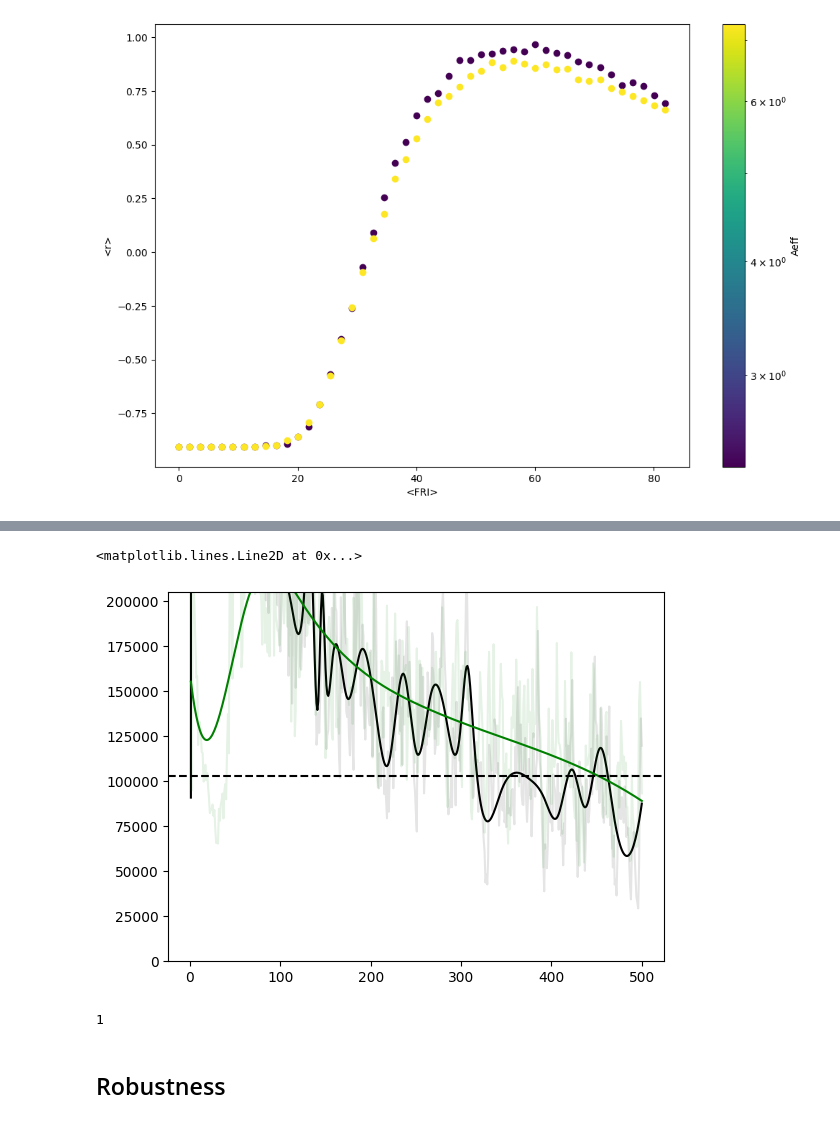
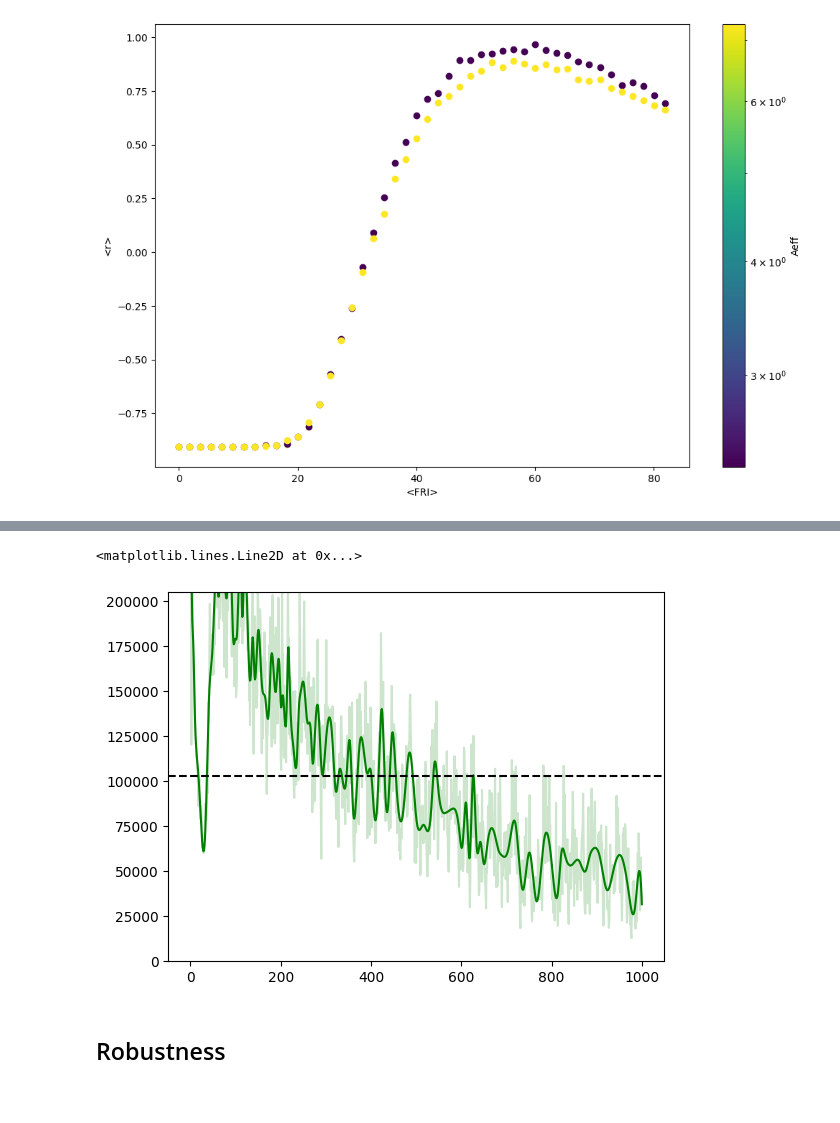
Before and after one commit to patricklawton/TecateCypress, a Jupyter notebook: sensitivity/viz.ipynb, the cells around one changed output, grey strips where cells are left out. Drawn from its saved outputs; the diff is of its cells as text; code cells hidden in the pictures.

```diff
--- a/sensitivity/viz.ipynb
+++ b/sensitivity/viz.ipynb
@@ -349,27 +355,23 @@ plt.show()
 # %%
 disc_std = np.std(N_tot_mean_disc[-int(len(t_vec)*0.25):])
 s_disc = len(t_vec) * disc_std**2.013
 disc_tck = splrep(t_vec, N_tot_mean_disc, s=s_disc)
 
 nint_std = np.std(N_tot_mean_nint[-int(len(t_vec)*0.25):])
-s_nint = len(t_vec) * nint_std**2.025
+s_nint = len(t_vec) * nint_std**2.
 nint_tck = splrep(t_vec, N_tot_mean_nint, s=s_nint)#s=len(t_vec)*1e10)
 
 t_vec_new = np.linspace(1,max(t_vec),int(len(t_vec)*1))
-plt.plot(t_vec, N_tot_mean_disc, c='k', alpha=0.1)
-plt.plot(t_vec_new, BSpline(*disc_tck)(t_vec_new), c='k')
-plt.plot(t_vec, N_tot_mean_nint, c='g', alpha=0.1)
+# plt.plot(t_vec, N_tot_mean_disc, c='k', alpha=0.2)
+# plt.plot(t_vec_new, BSpline(*disc_tck)(t_vec_new), c='k')
+plt.plot(t_vec, N_tot_mean_nint, c='g', alpha=0.2)
 plt.plot(t_vec_new, BSpline(*nint_tck)(t_vec_new), c='g')
 # plt.ylim(0.9*K_adult*Aeff,K_adult*Aeff*2)
 plt.ylim(0,K_adult*Aeff*2)
 plt.axhline(K_adult*Aeff, ls='--', c='k')
 # %% [output]
 <matplotlib.lines.Line2D at 0x...>
-[figure, old version]
+[figure, new version]
-# %%
-len(np.arange(1,2,1))
-# %% [output]
-1
 # %% [markdown]
 ## Robustness
 # %%
```
Also changed, not shown: parts of 2 cells of this notebook, 5 other files.
